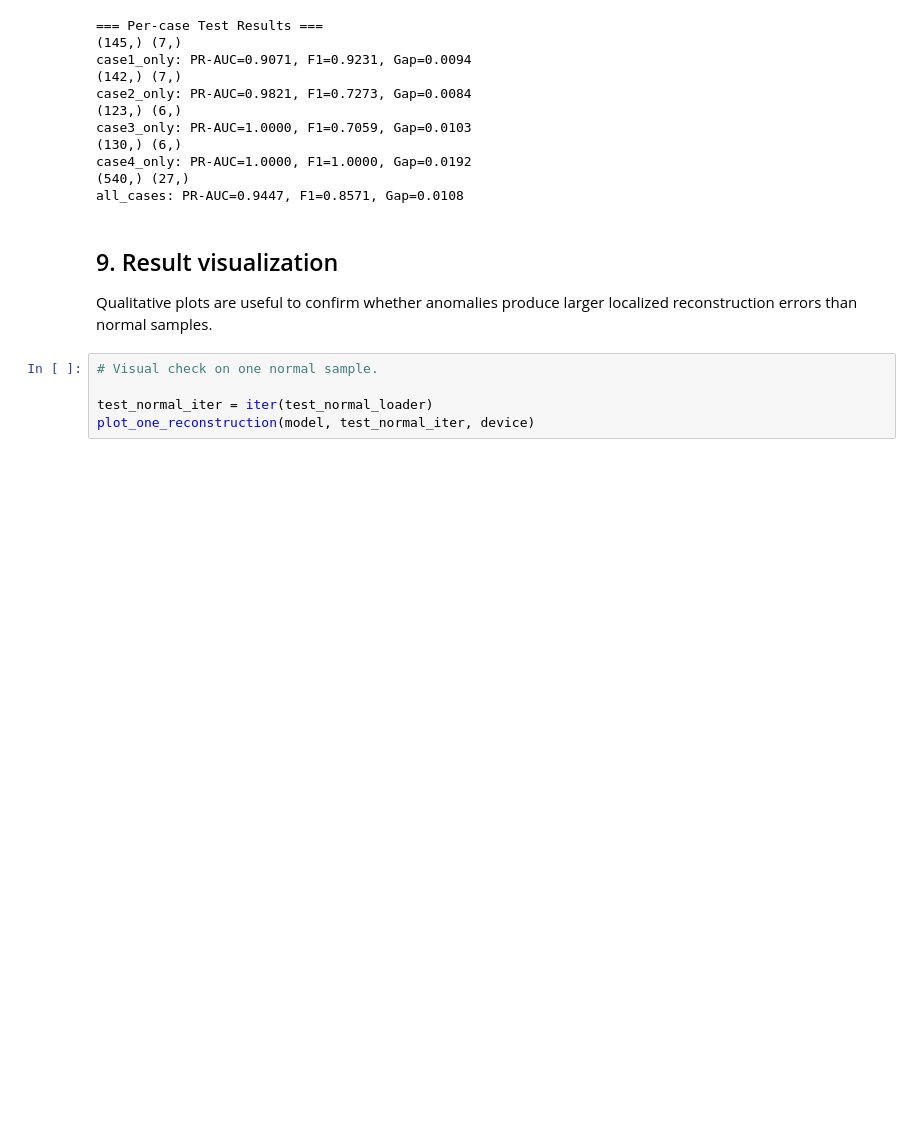
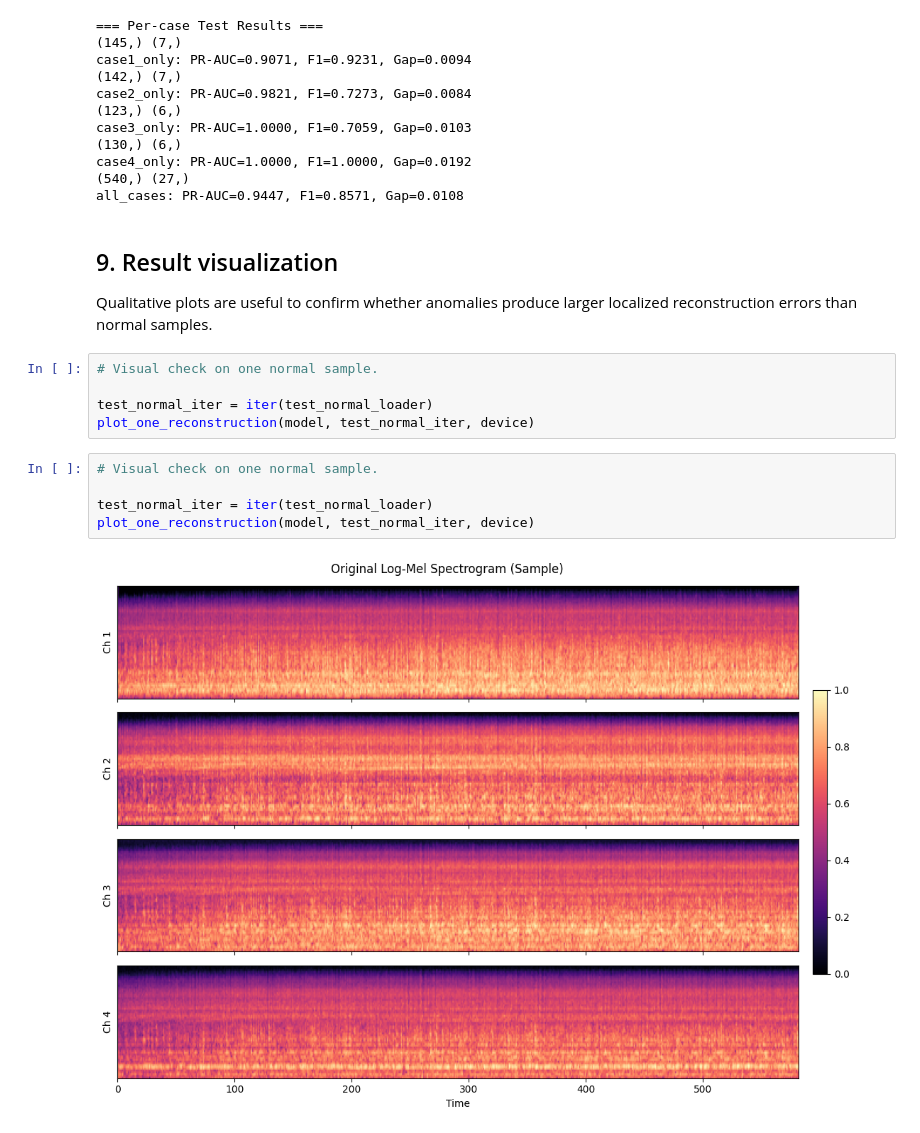
Before and after one commit to ItsMeOX/DL_Team25, a Jupyter notebook: src/04-LSTM_AE.ipynb, the cells around one changed output. Saved outputs shown, nothing was run; the diff lists cells and outputs as text; blank space fills up the shorter version.

Commit message:
docs: add pre-rendered visualizations for normal and anomaly samples

```diff
--- a/src/04-LSTM_AE.ipynb
+++ b/src/04-LSTM_AE.ipynb
@@ -795,3 +795,10 @@ Qualitative plots are useful to confirm whether anomalies produce larger localiz
 
 test_normal_iter = iter(test_normal_loader)
 plot_one_reconstruction(model, test_normal_iter, device)
+# %%
+# Visual check on one normal sample.
+
+test_normal_iter = iter(test_normal_loader)
+plot_one_reconstruction(model, test_normal_iter, device)
+# %% [output]
+[figure, added]
```
Also changed, not shown: parts of 2 cells of this notebook.
